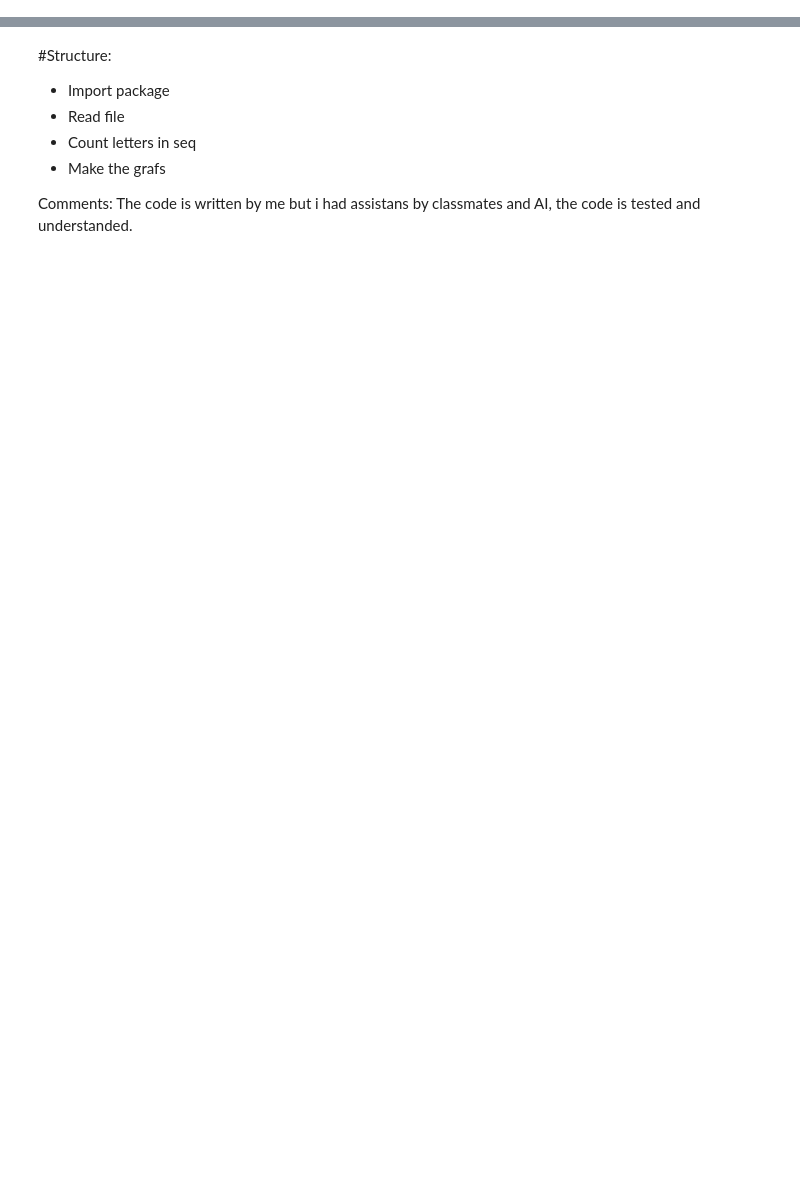
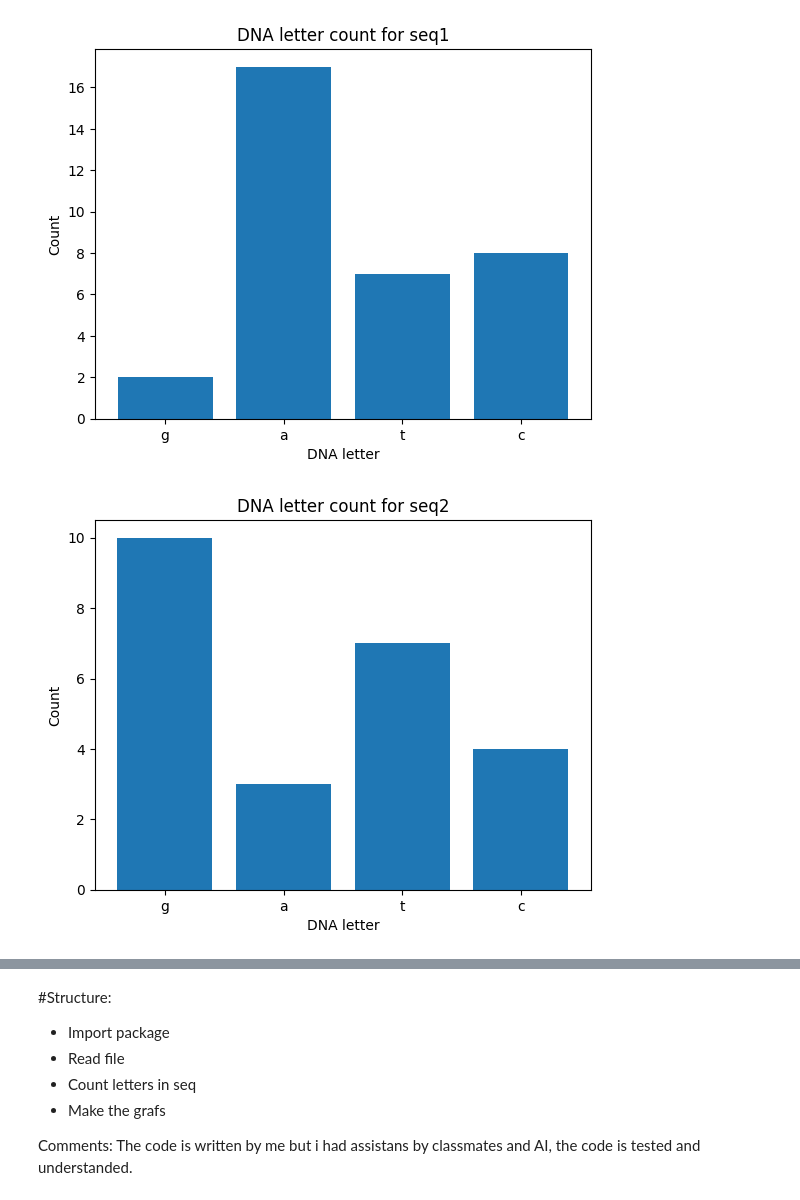
Before and after one commit to botanmustafe/lab1, a Jupyter notebook: dna_raw_complicated.ipynb, the cells around one changed output, grey strips where cells are left out. Cells and saved outputs as stored; diff of their text form; code cells hidden in the pictures; blank space fills up the shorter version.

```diff
--- a/dna_raw_complicated.ipynb
+++ b/dna_raw_complicated.ipynb
@@ -63,4 +63,26 @@ def count_bases(dna: str) -> dict:
             counts[ch] += 1
     return counts
 
-# this empty dictionary will now store all sequences from the file
+# this empty dictionary will store all sequences from the file
+results = {}
+
+# loop through each seq
+# calls the function for each dna seq
+# stores the result
+for name, dna in sequences.items():
+    counts = count_bases(dna)
+    results[name] = counts
+# %%
+# this is the graph and shows the result on the x and y-axes
+
+import matplotlib.pyplot as plt
+
+for name, counts in results.items():
+    plt.bar(counts.keys(), counts.values())
+    plt.title("DNA letter count for " + name)
+    plt.xlabel("DNA letter")
+    plt.ylabel("Count")
+    plt.show()
+# %% [output]
+[figure, added]
+[figure, added]
```
Also changed, not shown: parts of 1 cell of this notebook, 1 other file.
